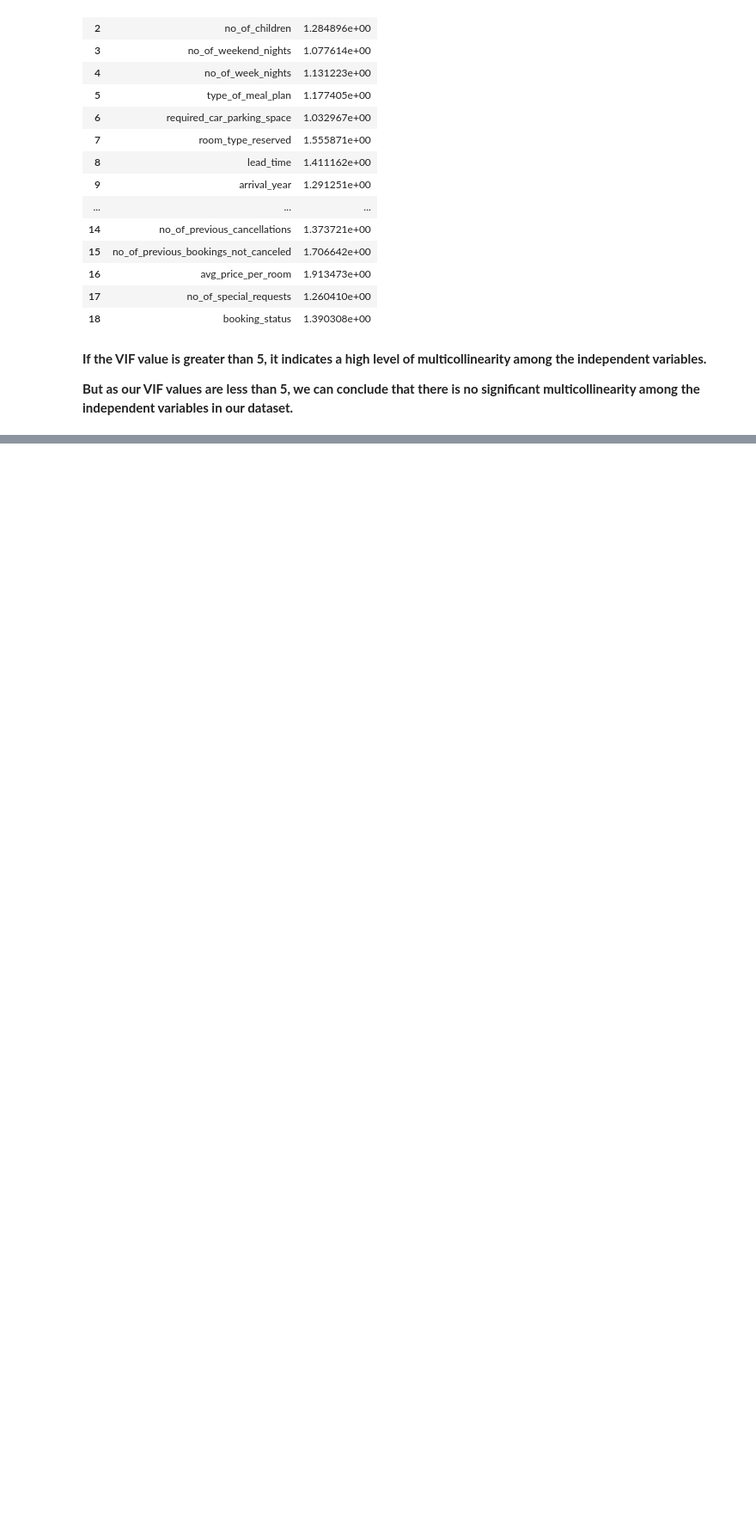
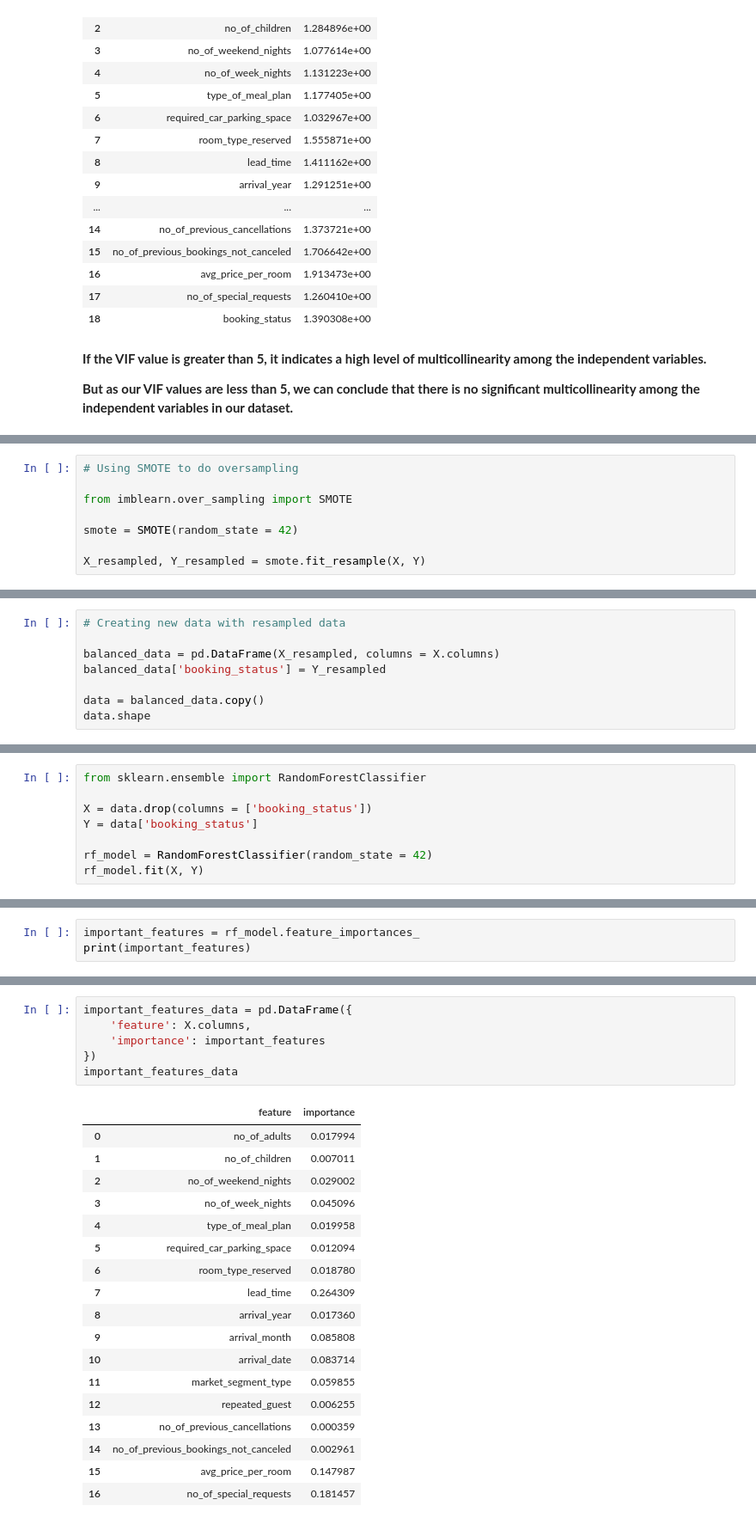
Before and after one commit to BenGJ10/Hotel-Reservation-Prediction-MLOps, a Jupyter notebook: notebook/reservation_prediction.ipynb, the cells around one changed output, grey strips where cells are left out. Shown at 86% size. Drawn from its saved outputs; the diff is of its cells as text; blank space fills up the shorter version.

Commit message:
Data Resampling and Feature Selection

```diff
--- a/notebook/reservation_prediction.ipynb
+++ b/notebook/reservation_prediction.ipynb
@@ -473,0 +555,8 @@ plt.tight_layout()
+# %%
+# Using SMOTE to do oversampling
+
+from imblearn.over_sampling import SMOTE
+
+smote = SMOTE(random_state = 42)
+
+X_resampled, Y_resampled = smote.fit_resample(X, Y)
@@ -473,0 +578,8 @@ plt.tight_layout()
+# %%
+# Creating new data with resampled data
+
+balanced_data = pd.DataFrame(X_resampled, columns = X.columns)
+balanced_data['booking_status'] = Y_resampled
+
+data = balanced_data.copy()
+data.shape
@@ -473,0 +596,8 @@ plt.tight_layout()
+# %%
+from sklearn.ensemble import RandomForestClassifier
+
+X = data.drop(columns = ['booking_status'])
+Y = data['booking_status']
+
+rf_model = RandomForestClassifier(random_state = 42)
+rf_model.fit(X, Y)
@@ -473,0 +606,3 @@ plt.tight_layout()
+# %%
+important_features = rf_model.feature_importances_
+print(important_features)
@@ -473,0 +613,25 @@ plt.tight_layout()
+# %%
+important_features_data = pd.DataFrame({
+    'feature': X.columns,
+    'importance': important_features
+})
+important_features_data
+# %% [output]
+|  | feature | importance |
+| 0 | no_of_adults | 0.017994 |
+| 1 | no_of_children | 0.007011 |
+| 2 | no_of_weekend_nights | 0.029002 |
+| 3 | no_of_week_nights | 0.045096 |
+| 4 | type_of_meal_plan | 0.019958 |
+| 5 | required_car_parking_space | 0.012094 |
+| 6 | room_type_reserved | 0.018780 |
+| 7 | lead_time | 0.264309 |
+| 8 | arrival_year | 0.017360 |
+| 9 | arrival_month | 0.085808 |
+| 10 | arrival_date | 0.083714 |
+| 11 | market_segment_type | 0.059855 |
+| 12 | repeated_guest | 0.006255 |
+| 13 | no_of_previous_cancellations | 0.000359 |
+| 14 | no_of_previous_bookings_not_canceled | 0.002961 |
+| 15 | avg_price_per_room | 0.147987 |
+| 16 | no_of_special_requests | 0.181457 |
```
Also changed, not shown: parts of 22 cells of this notebook.
